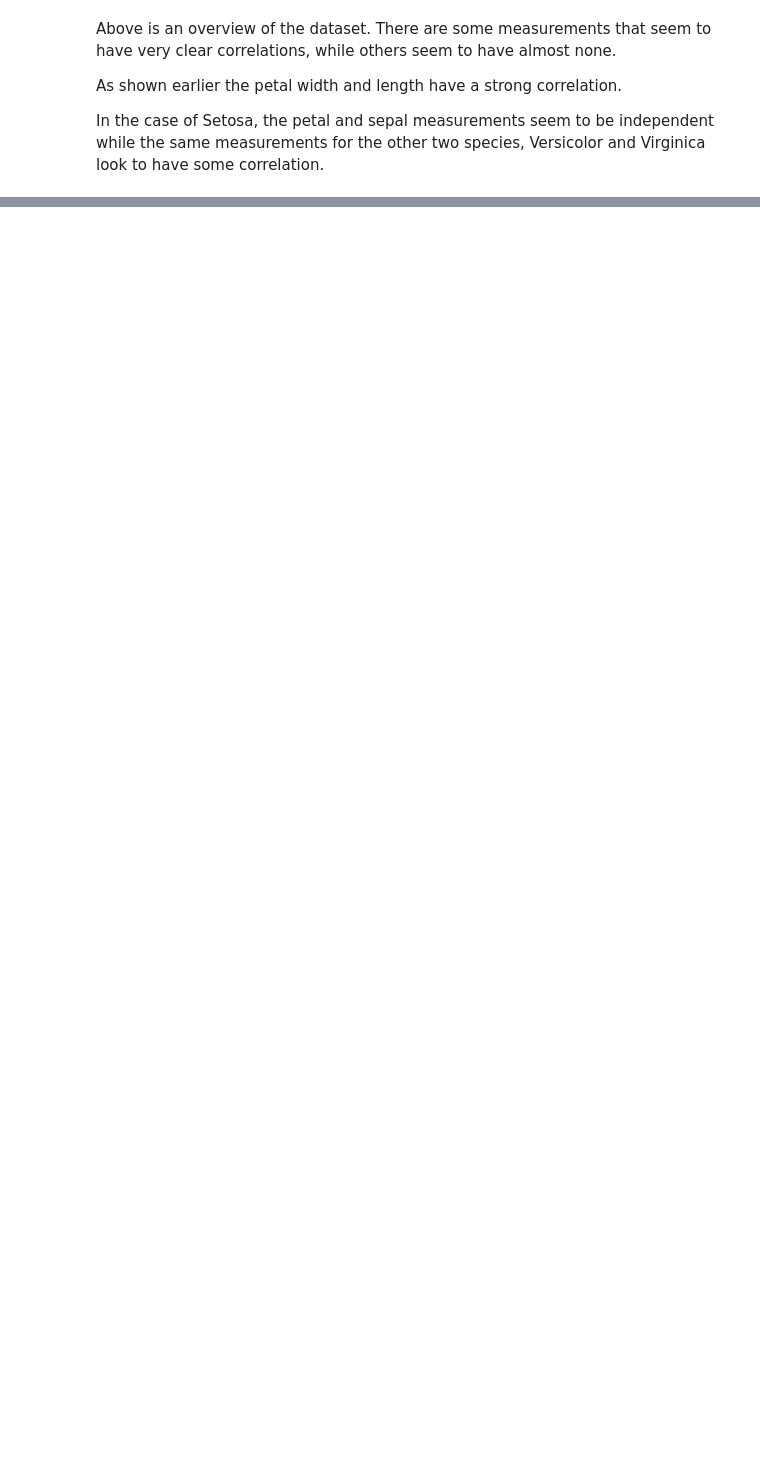
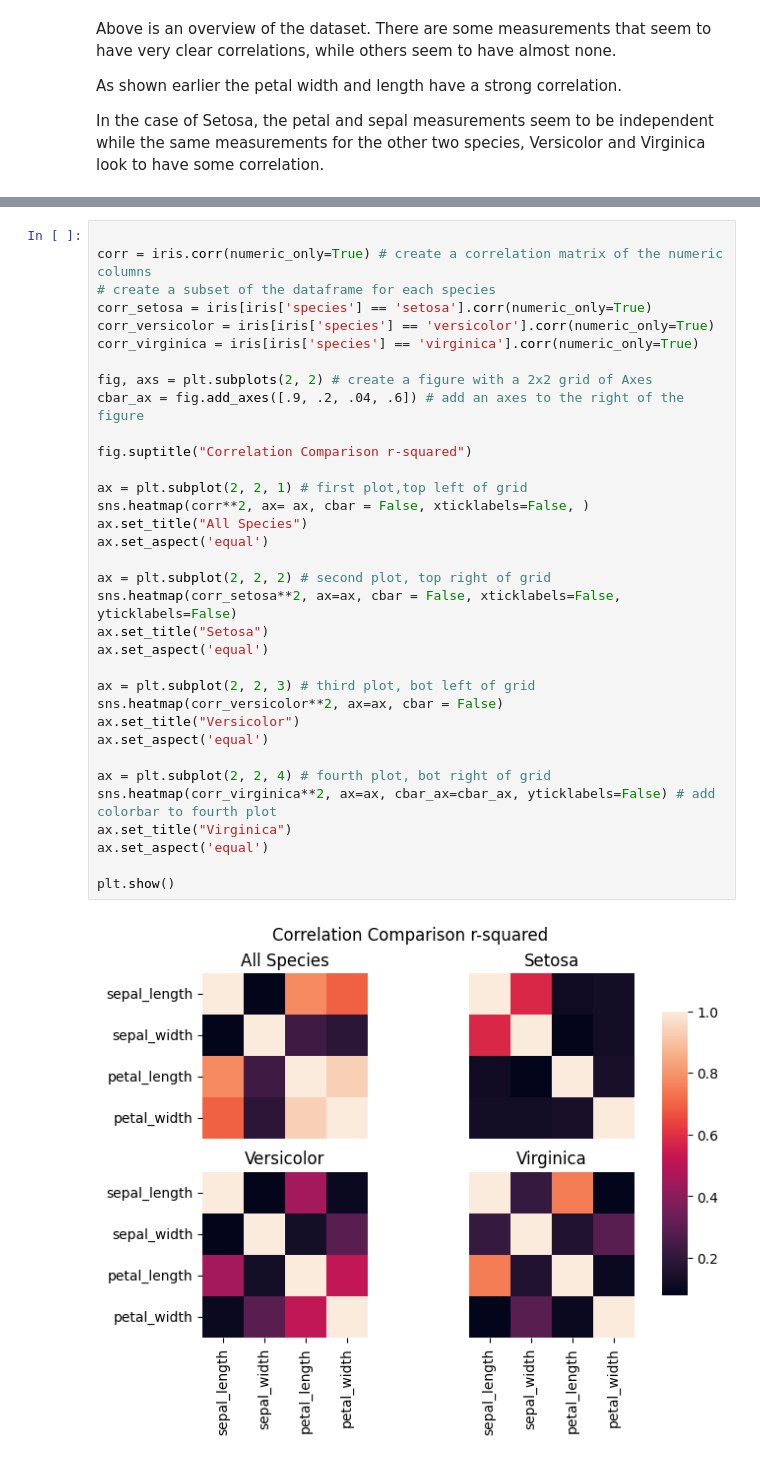
Before and after one commit to Wessnom/Statistiska_Metoder-Alexander-Wessner, a Jupyter notebook: Project/data_analysis.ipynb, the cells around one changed output, grey strips where cells are left out. Cells and saved outputs as stored; diff of their text form; blank space fills up the shorter version.

```diff
--- a/Project/data_analysis.ipynb
+++ b/Project/data_analysis.ipynb
@@ -187,0 +190,36 @@ In the case of Setosa, the petal and sepal measurements seem to be independent w
+# %%
+
+corr = iris.corr(numeric_only=True) # create a correlation matrix of the numeric columns
+# create a subset of the dataframe for each species
+corr_setosa = iris[iris['species'] == 'setosa'].corr(numeric_only=True)
+corr_versicolor = iris[iris['species'] == 'versicolor'].corr(numeric_only=True)
+corr_virginica = iris[iris['species'] == 'virginica'].corr(numeric_only=True)
+
+fig, axs = plt.subplots(2, 2) # create a figure with a 2x2 grid of Axes
+cbar_ax = fig.add_axes([.9, .2, .04, .6]) # add an axes to the right of the figure
+
+fig.suptitle("Correlation Comparison r-squared")
+
+ax = plt.subplot(2, 2, 1) # first plot,top left of grid
+sns.heatmap(corr**2, ax= ax, cbar = False, xticklabels=False, )
+ax.set_title("All Species")
+ax.set_aspect('equal')
+
+ax = plt.subplot(2, 2, 2) # second plot, top right of grid
+sns.heatmap(corr_setosa**2, ax=ax, cbar = False, xticklabels=False, yticklabels=False)
+ax.set_title("Setosa")
+ax.set_aspect('equal')
+
+ax = plt.subplot(2, 2, 3) # third plot, bot left of grid
+sns.heatmap(corr_versicolor**2, ax=ax, cbar = False)
+ax.set_title("Versicolor")
+ax.set_aspect('equal')
+
+ax = plt.subplot(2, 2, 4) # fourth plot, bot right of grid
+sns.heatmap(corr_virginica**2, ax=ax, cbar_ax=cbar_ax, yticklabels=False) # add colorbar to fourth plot
+ax.set_title("Virginica")
+ax.set_aspect('equal')
+
+plt.show()
+# %% [output]
+[figure, added]
```
Also changed, not shown: parts of 12 cells of this notebook.
